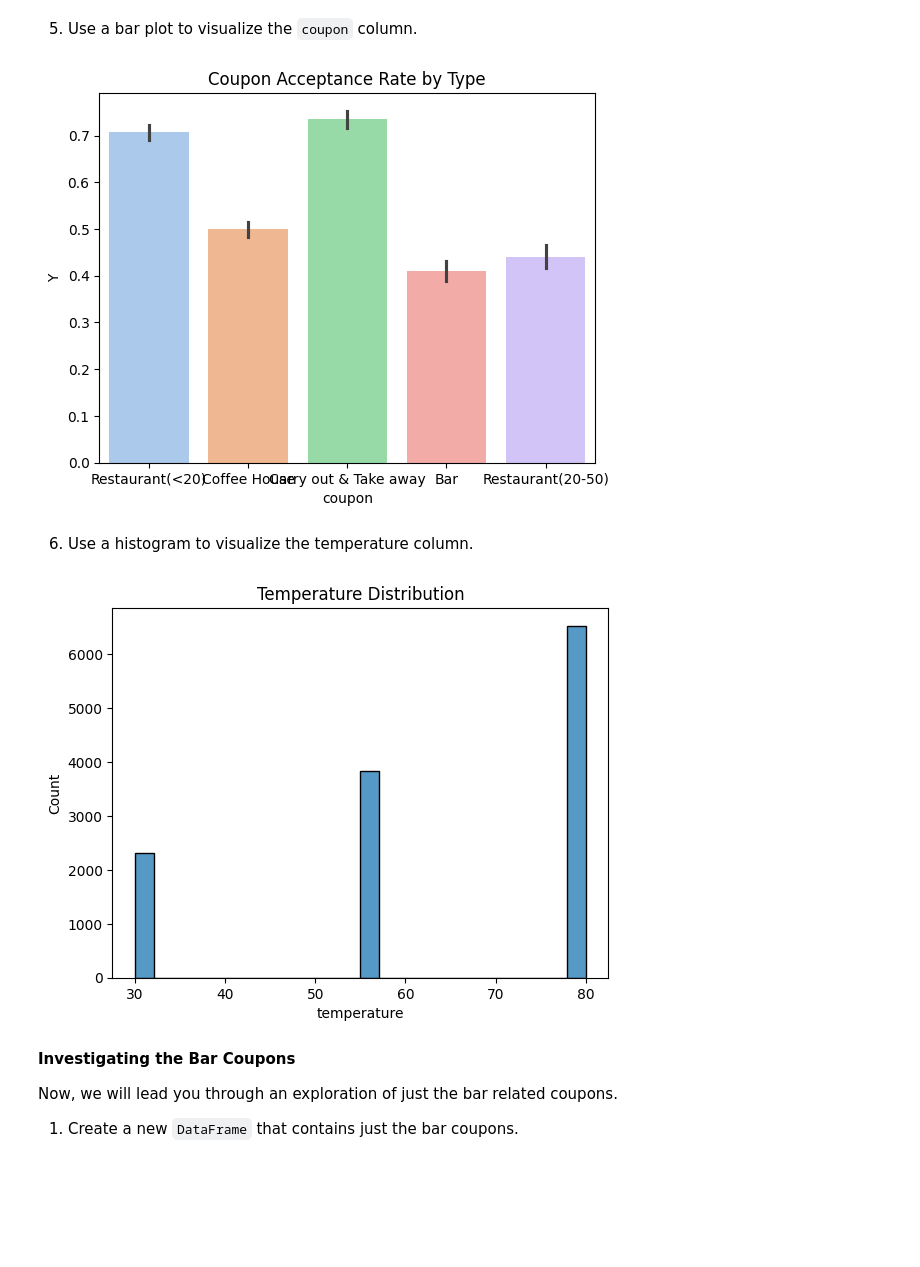
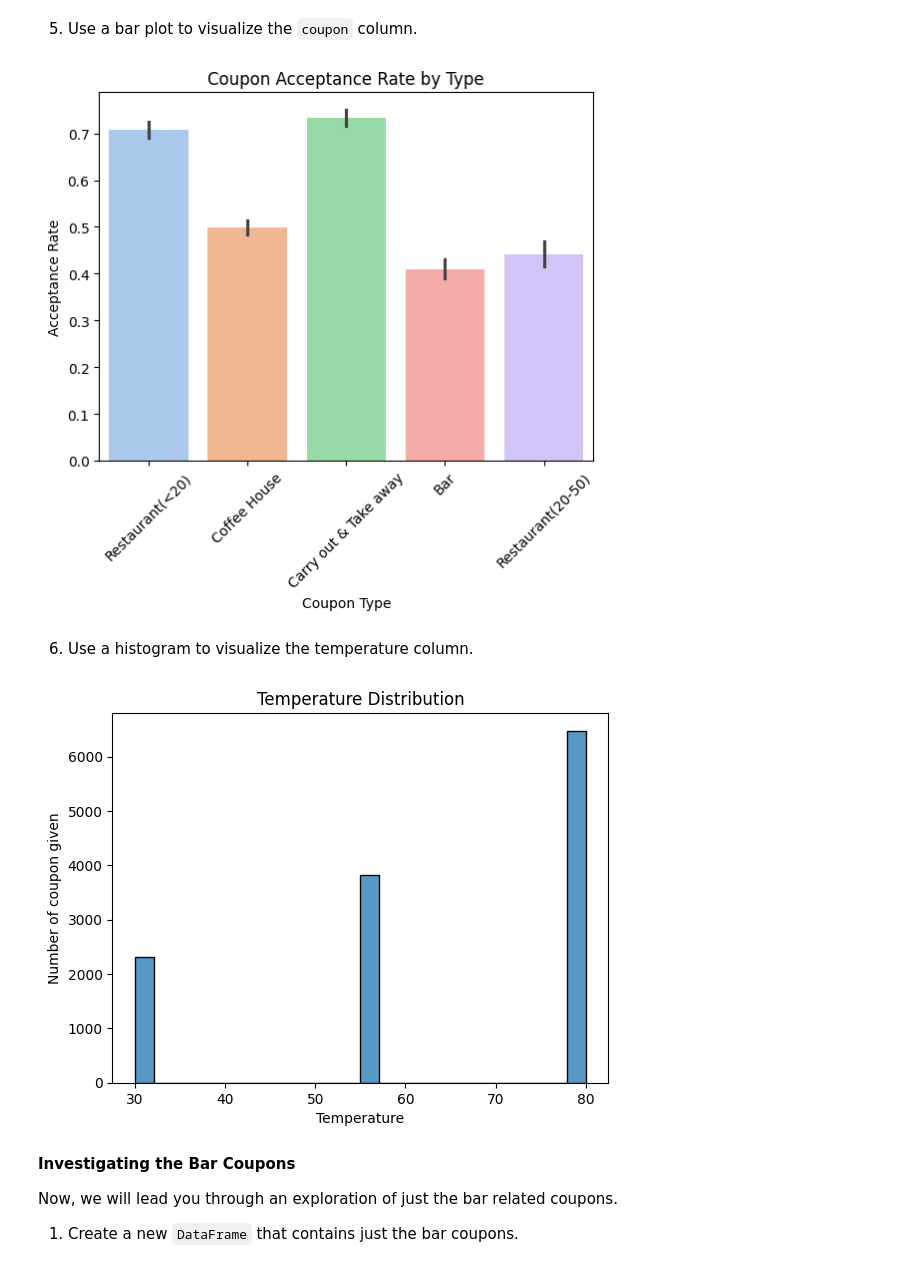
Before and after one commit to chitrapal1/UCB_AIML, a Jupyter notebook: assignment5_coupon_acceptance_analysis.ipynb, the cells around one changed output. Saved outputs shown, nothing was run; the diff lists cells and outputs as text; code cells hidden in the pictures; blank space fills up the shorter version.

```diff
--- a/assignment5_coupon_acceptance_analysis.ipynb
+++ b/assignment5_coupon_acceptance_analysis.ipynb
@@ -134,2 +106,8 @@ dtype: object
 # %% [markdown]
 3. Decide what to do about your missing data -- drop, replace, other...
+# %%
+#Dropping duplicate rows.
+rowcount_withduplicates = data.shape[0]
+data = data.drop_duplicates()
+rowcount_withoutduplicates = data.shape[0]
+print("Number of rows deleted : " , rowcount_withduplicates-rowcount_withoutduplicates)
@@ -155,3 +140,8 @@ dtype: object
+# %%
+#Replacing null values with mode of each column
+for column in data.columns:
+    mode_value = data[column].mode()[0]
+    data[column] = data[column].fillna(mode_value)
 # %% [markdown]
 4. What proportion of the total observations chose to accept the coupon?
 # %%
@@ -169,19 +160,26 @@ dtype: float64
 # %% [markdown]
 5. Use a bar plot to visualize the `coupon` column.
 # %%
+#Plotting a barplot with X axis showing couple type and Y axis showing coupon acceptance rate
 sns.barplot(x="coupon", y = "Y", data=data, estimator=np.mean, hue = "coupon",palette="pastel")
 plt.title("Coupon Acceptance Rate by Type")
+plt.xticks(rotation=45)   # rotate by 45 degrees
+plt.xlabel("Coupon Type")
+plt.ylabel("Acceptance Rate")
 plt.show()
 # %% [output]
-[figure, old version]
+[figure, new version]
 # %% [markdown]
 6. Use a histogram to visualize the temperature column.
 # %%
-sns.histplot(data['temperature'])
+#Plotting a histogram for temperature distribution
+sns.histplot(x = data['temperature'])
 plt.title("Temperature Distribution")
+plt.xlabel("Temperature")
+plt.ylabel("Number of coupon given")
 plt.show()
 # %% [output]
-[figure, old version]
+[figure, new version]
 # %% [markdown]
 **Investigating the Bar Coupons**
 
```
Also changed, not shown: parts of 30 cells of this notebook.
